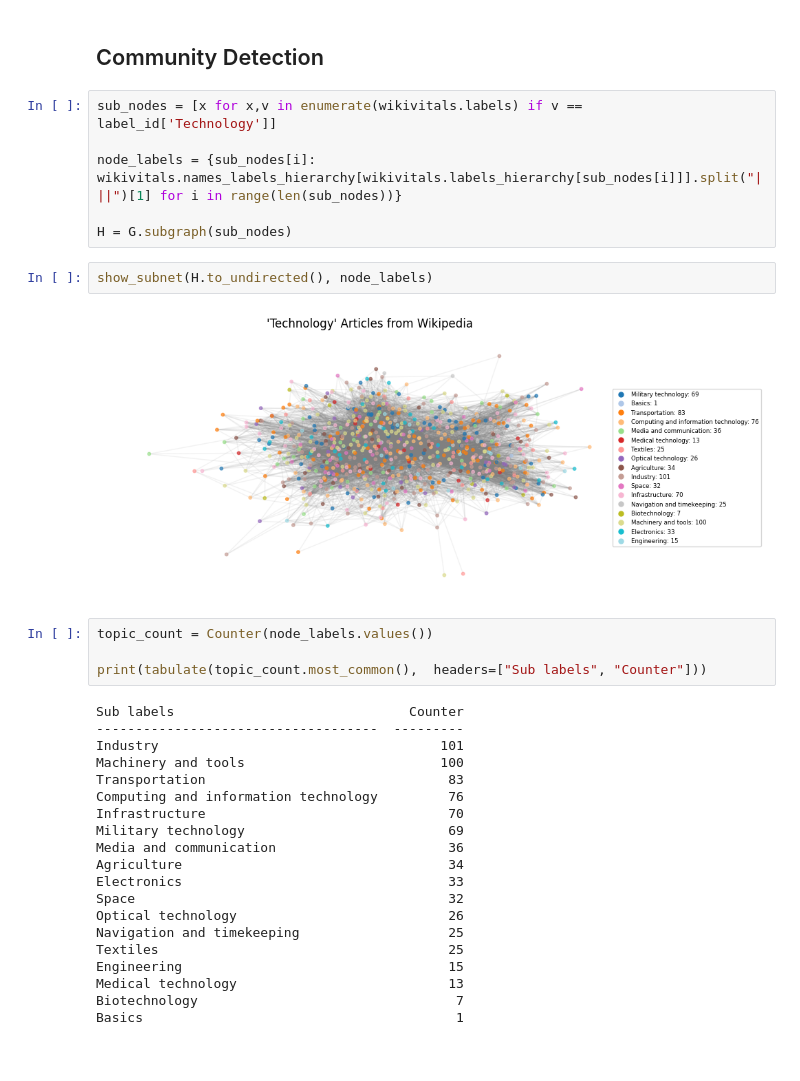
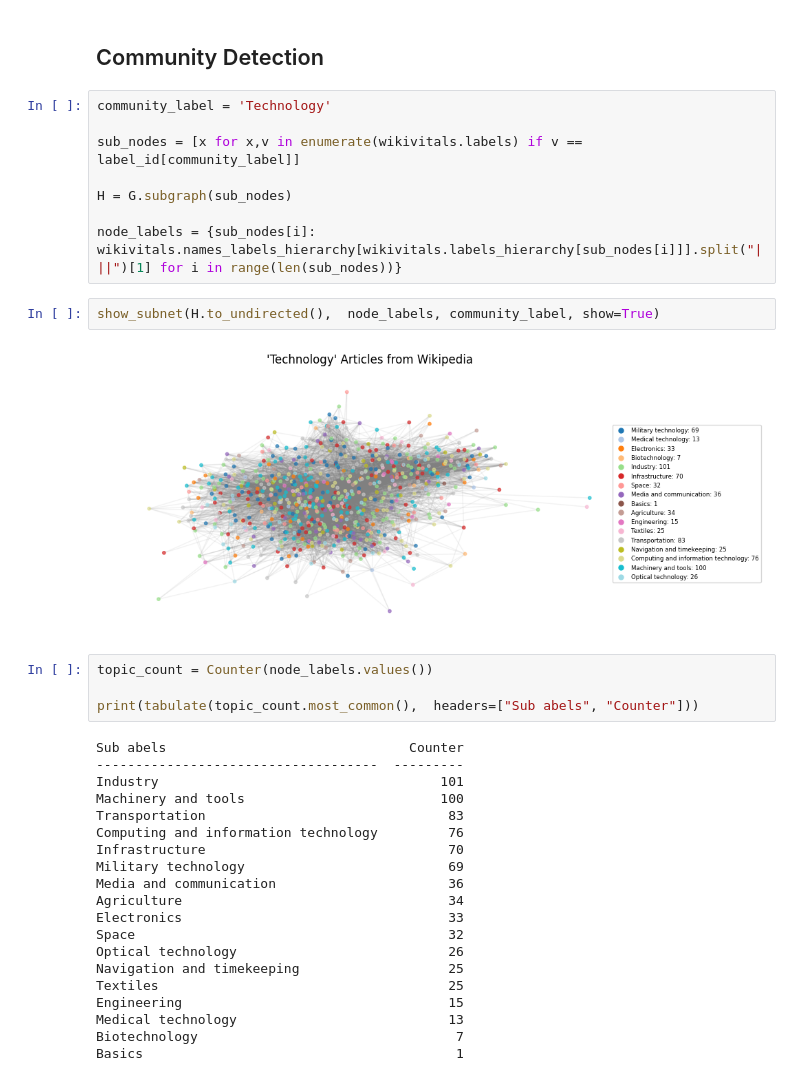
Before and after one commit to LM1997610/Social_Networks, a Jupyter notebook: Project/Untitled30.ipynb, the cells around one changed output. Cells and saved outputs as stored; diff of their text form.

```diff
--- a/Project/Untitled30.ipynb
+++ b/Project/Untitled30.ipynb
@@ -434,21 +434,23 @@ media ponderata 2.76
 # %% [markdown]
 ## Community Detection
 # %%
-sub_nodes = [x for x,v in enumerate(wikivitals.labels) if v == label_id['Technology']]
+community_label = 'Technology'
+
+sub_nodes = [x for x,v in enumerate(wikivitals.labels) if v == label_id[community_label]]
+
+H = G.subgraph(sub_nodes)
 
 node_labels = {sub_nodes[i]: wikivitals.names_labels_hierarchy[wikivitals.labels_hierarchy[sub_nodes[i]]].split("|||")[1] for i in range(len(sub_nodes))}
-
-H = G.subgraph(sub_nodes)
 # %%
-show_subnet(H.to_undirected(), node_labels)
+show_subnet(H.to_undirected(),  node_labels, community_label, show=True)
 # %% [output]
-[figure, old version]
+[figure, new version]
 # %%
 topic_count = Counter(node_labels.values())
 
-print(tabulate(topic_count.most_common(),  headers=["Sub labels", "Counter"]))
+print(tabulate(topic_count.most_common(),  headers=["Sub abels", "Counter"]))
 # %% [output]
-Sub labels                              Counter
+Sub abels                               Counter
 ------------------------------------  ---------
 Industry                                    101
 Machinery and tools                         100
```
Also changed, not shown: parts of 2 cells of this notebook.
